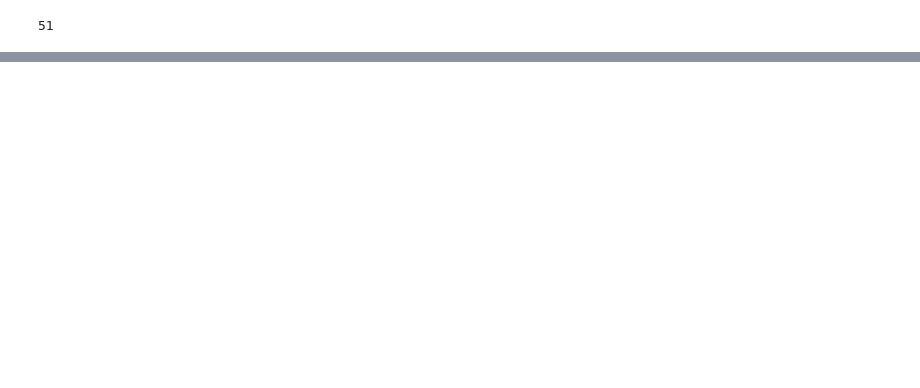
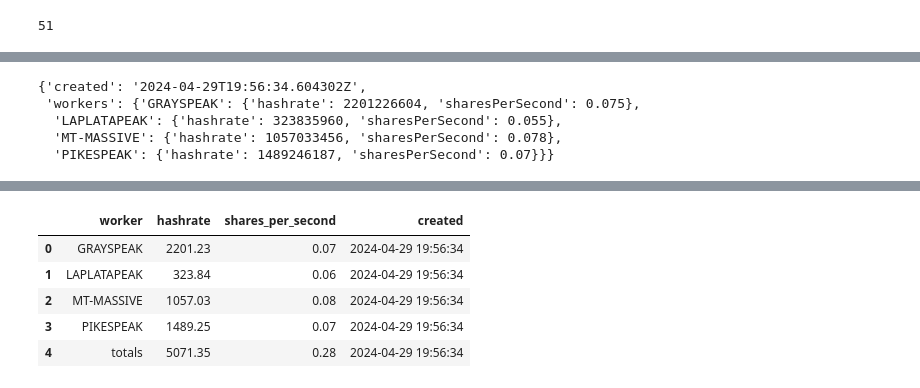
Before and after one commit to marctheshark3/sigmanaut-mining-pool-ui, a Jupyter notebook: prototype.ipynb, the cells around one changed output, grey strips where cells are left out. Drawn from its saved outputs; the diff is of its cells as text; code cells hidden in the pictures; blank space fills up the shorter version.

```diff
--- a/prototype.ipynb
+++ b/prototype.ipynb
@@ -439,3 +441,46 @@ block
 block.effort.sum() / len(block.effort)
 # %%
 block['effort'].expanding().mean()
+# %%
+miner = '9ehJZvPDgvCNNd2zTQHxnSpcCAtb1kHbEN1VAgeoRD5DPVApYkk'
+url = '{}/{}/{}'.format(reader.base_api, 'miners', miner)
+mining_data = reader.get_api_data(url)
+live_performance = mining_data.pop('performance')
+live_performance
+# %% [output]
+{'created': '2024-04-29T19:56:34.604302Z',
+ 'workers': {'GRAYSPEAK': {'hashrate': 2201226604, 'sharesPerSecond': 0.075},
+  'LAPLATAPEAK': {'hashrate': 323835960, 'sharesPerSecond': 0.055},
+  'MT-MASSIVE': {'hashrate': 1057033456, 'sharesPerSecond': 0.078},
+  'PIKESPEAK': {'hashrate': 1489246187, 'sharesPerSecond': 0.07}}}
+# %%
+def worker_to_df(data):
+    rows = []
+    total_hash = 0
+    total_shares = 0
+    for worker, details in data['workers'].items():
+        hashrate = round(details['hashrate'] / 1e6, 2)
+        shares = round(details['sharesPerSecond'], 2)
+        row = {
+            'worker': worker,
+            'hashrate': hashrate, #MH/s
+            'shares_per_second': shares,
+            'created': format_datetime(data['created'])
+        }
+        rows.append(row)
+        total_hash += hashrate
+        total_shares += shares
+
+    totals = {'worker': 'totals',
+            'hashrate': total_hash, #MH/s
+            'shares_per_second': total_shares,
+            'created': format_datetime(data['created'])
+        }
+    rows.append(totals)
+
+    print(rows)
+    # Create DataFrame
+    return pd.DataFrame(rows)
+# %%
+worker_to_df(live_performance)
+# %% [output]
@@ -441,0 +488,6 @@ block['effort'].expanding().mean()
+|  | worker | hashrate | shares_per_second | created |
+| 0 | GRAYSPEAK | 2201.23 | 0.07 | 2024-04-29 19:56:34 |
+| 1 | LAPLATAPEAK | 323.84 | 0.06 | 2024-04-29 19:56:34 |
+| 2 | MT-MASSIVE | 1057.03 | 0.08 | 2024-04-29 19:56:34 |
+| 3 | PIKESPEAK | 1489.25 | 0.07 | 2024-04-29 19:56:34 |
+| 4 | totals | 5071.35 | 0.28 | 2024-04-29 19:56:34 |
```
Also changed, not shown: parts of 10 cells of this notebook, 5 other files.
